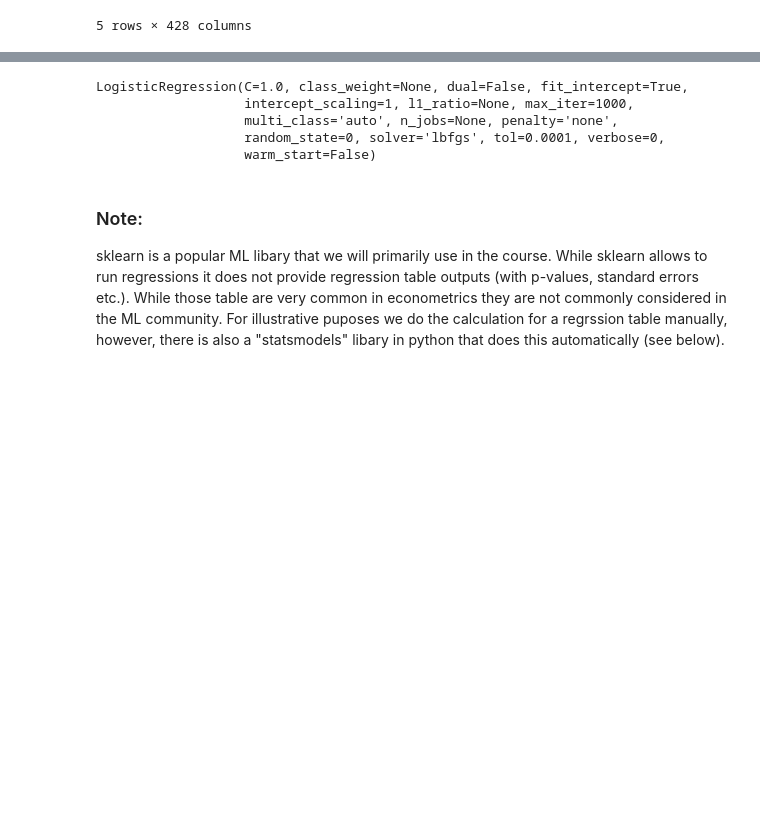
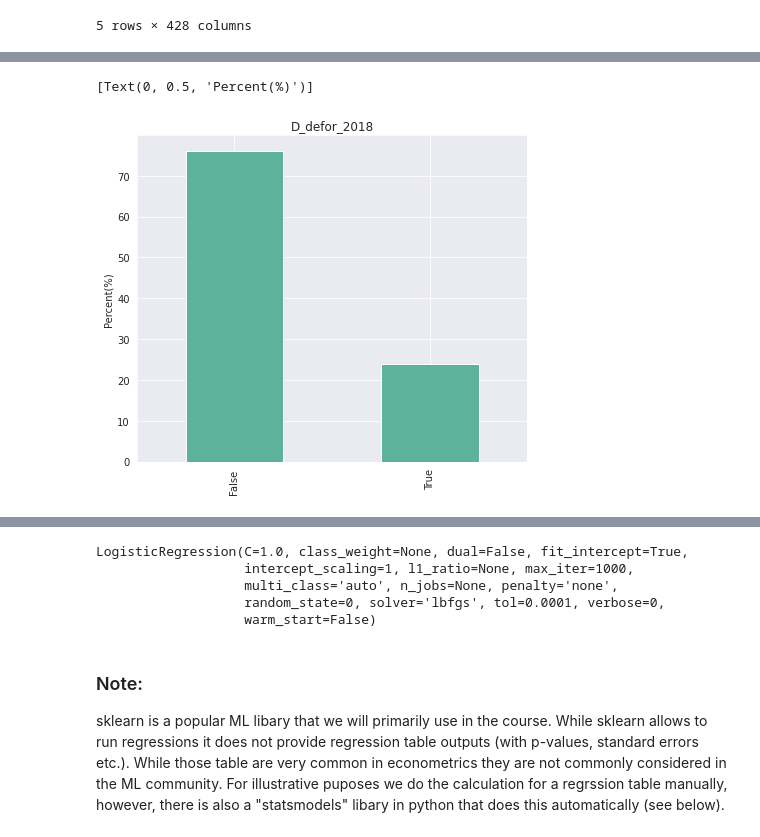
Before and after one commit to linmeishang/ML_course_Calabria2020, a Jupyter notebook: Calabria_labIntro.ipynb, the cells around one changed output, grey strips where cells are left out. Saved outputs shown, nothing was run; the diff lists cells and outputs as text; code cells hidden in the pictures; blank space fills up the shorter version.

```diff
--- a/Calabria_labIntro.ipynb
+++ b/Calabria_labIntro.ipynb
@@ -159,3 +220,10 @@ X =  df.loc[:,lstCols]
+# %%
+# bar plot of the dependent variable ,
+ax = (Y.value_counts(normalize=True)*100).plot(kind='bar',figsize=(7, 6), title='D_defor_2018', color='#5cb29c')
+ax.set(ylabel="Percent(%)")
+# %% [output]
+[Text(0, 0.5, 'Percent(%)')]
+[figure, added]
 # %%
 # Split the data into train and test data using sklearn train_test_split object
 #   (see: https://scikit-learn.org/stable/modules/generated/sklearn.model_selection.train_test_split.html)
```
Also changed, not shown: parts of 7 cells of this notebook.
